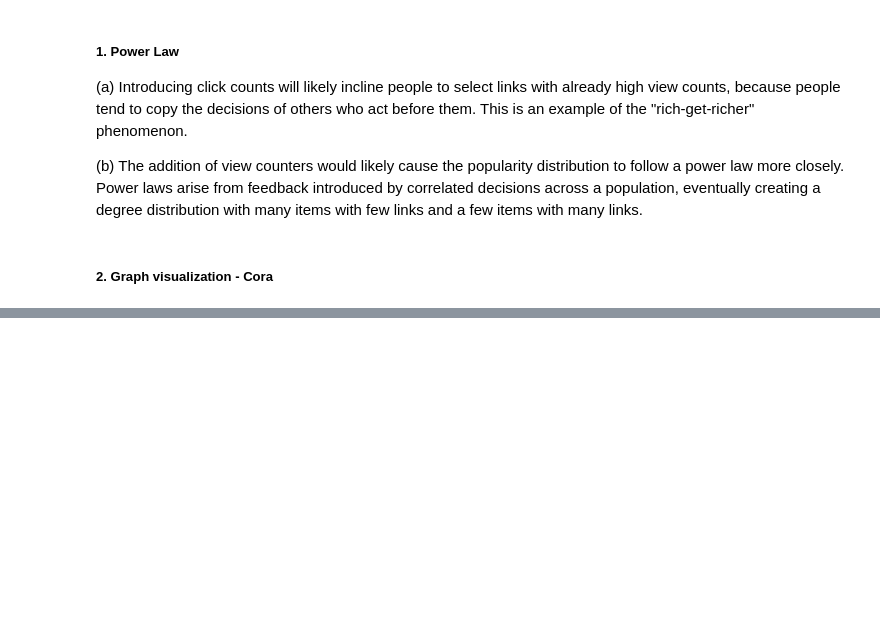
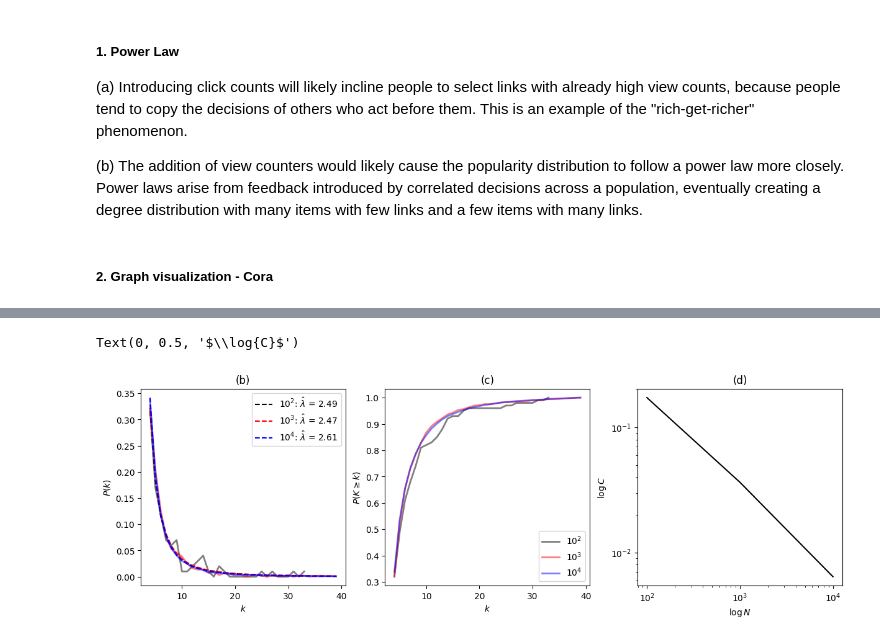
Before and after one commit to griegner/dsc190, a Jupyter notebook: homework/hw4.ipynb, the cells around one changed output, grey strips where cells are left out. Drawn from its saved outputs; the diff is of its cells as text; code cells hidden in the pictures; blank space fills up the shorter version.

```diff
--- a/homework/hw4.ipynb
+++ b/homework/hw4.ipynb
@@ -63,0 +74,51 @@ Citation network links:         5429
+# %%
+from scipy.optimize import curve_fit
+
+# (a) calculate the degree distribution at 10^2, 10^3, and 10^4 nodes
+n_nodes = [10**2, 10**3, 10**4]
+degree_dists, clustering_coeffs = [], []
+for n in n_nodes:
+    G = nx.barabasi_albert_graph(n=n, m=4, seed=25)
+    degree_dists.append(nx.degree_histogram(G))
+    clustering_coeffs.append(nx.average_clustering(G))
+
+# (b) plot degree distributions and fit a power-law
+# (c) plot the cumulative degree distribution
+fig, axs = plt.subplots(ncols=3, figsize=(12, 4), layout="constrained")
+for dist, n, c in zip(degree_dists, ["10^2", "10^3", "10^4"], ["k", "r", "b"]):
+    dist = np.asarray(dist)[4:40]  # drop initial zeros
+    prob = dist / dist.sum()
+
+    # fit power law by nls
+    def power_law(k, a, lamb):
+        return a * k ** (-lamb)
+
+    ks = np.arange(4, 4 + len(prob))
+    params_, _ = curve_fit(f=power_law, xdata=ks, ydata=prob)
+
+    # degree + power law fits
+    # fmt: off
+    axs[0].plot(ks, prob, color=c, lw=2, alpha=0.5)
+    axs[0].plot(ks, power_law(ks, *params_), "--", color=c, label=f"${n}$: " + r"$\hat\lambda$ = " + f"{params_[1]:.2f}")
+
+    # cumulative dist
+    axs[1].plot(ks, np.cumsum(prob), '-', color=c, lw=2, alpha=0.5, label=f"${n}$")
+
+
+axs[0].set_title("(b)")
+axs[0].set_xlabel("$k$")
+axs[0].set_ylabel("$P(k)$")
+axs[0].legend()
+
+axs[1].set_title("(c)")
+axs[1].set_xlabel("$k$")
+axs[1].set_ylabel("$P(K\\geq k)$")
+axs[1].legend()
+
+axs[2].set_title("(d)")
+axs[2].loglog(n_nodes, clustering_coeffs, c="k")
+axs[2].set_xlabel(r"$\log{N}$")
+axs[2].set_ylabel(r"$\log{C}$")
+# %% [output]
+Text(0, 0.5, '$\\log{C}$')
+[figure, added]
```
Also changed, not shown: parts of 5 cells of this notebook.
